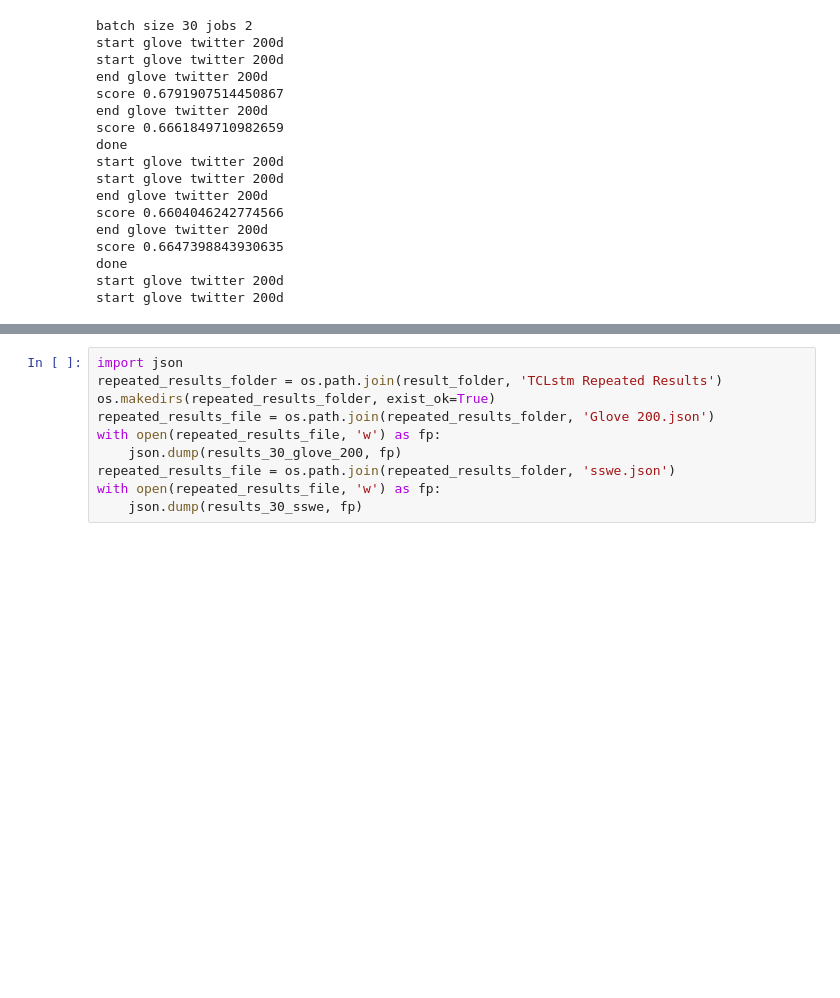
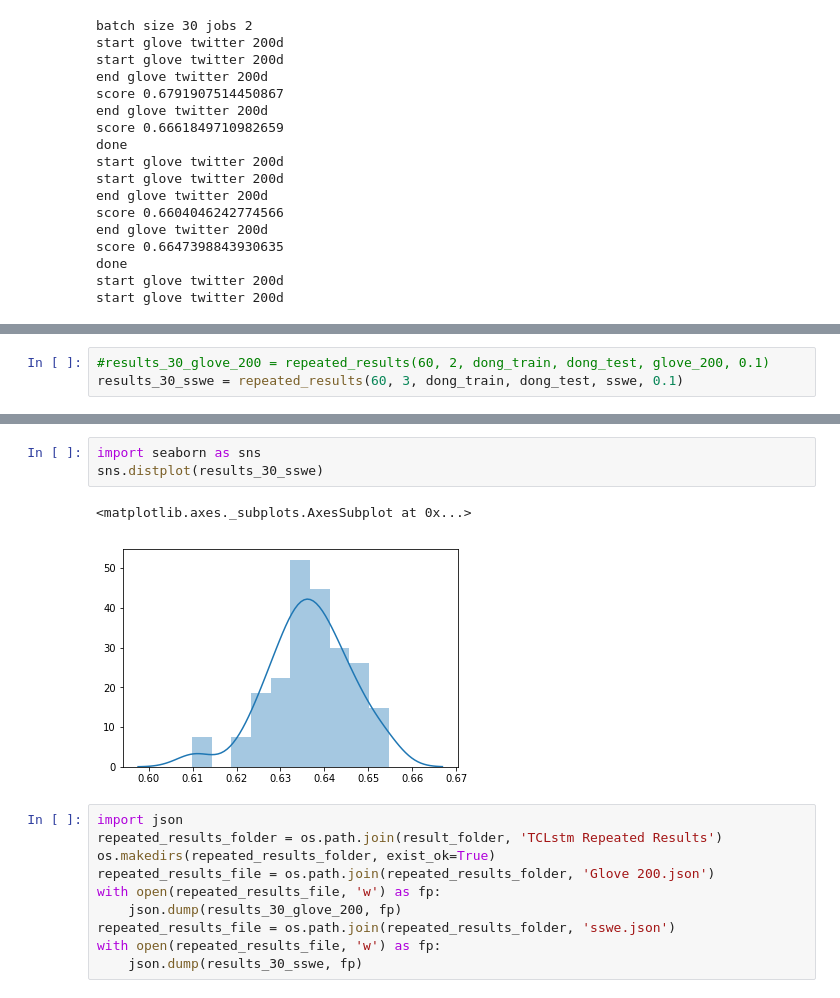
Before and after one commit to apmoore1/Bella, a Jupyter notebook: notebooks/LSTM.ipynb, the cells around one changed output, grey strips where cells are left out. Saved outputs shown, nothing was run; the diff lists cells and outputs as text; blank space fills up the shorter version.

```diff
--- a/notebooks/LSTM.ipynb
+++ b/notebooks/LSTM.ipynb
@@ -352,0 +740,3 @@ NameError: name 'results_30_sswe' is not defined
+# %%
+#results_30_glove_200 = repeated_results(60, 2, dong_train, dong_test, glove_200, 0.1)
+results_30_sswe = repeated_results(60, 3, dong_train, dong_test, sswe, 0.1)
@@ -353,3 +761,9 @@ NameError: name 'results_30_sswe' is not defined
+# %%
+import seaborn as sns
+sns.distplot(results_30_sswe)
+# %% [output]
+<matplotlib.axes._subplots.AxesSubplot at 0x...>
+[figure, added]
 # %%
 import json
 repeated_results_folder = os.path.join(result_folder, 'TCLstm Repeated Results')
```
Also changed, not shown: parts of 31 cells of this notebook, 8 other files.
